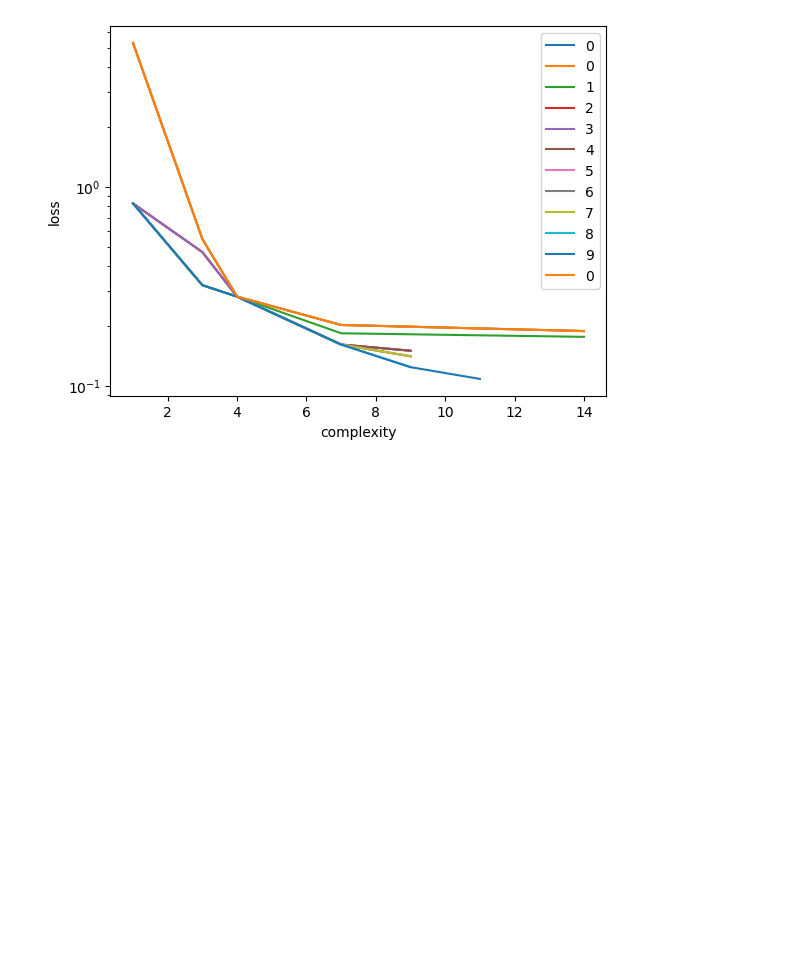
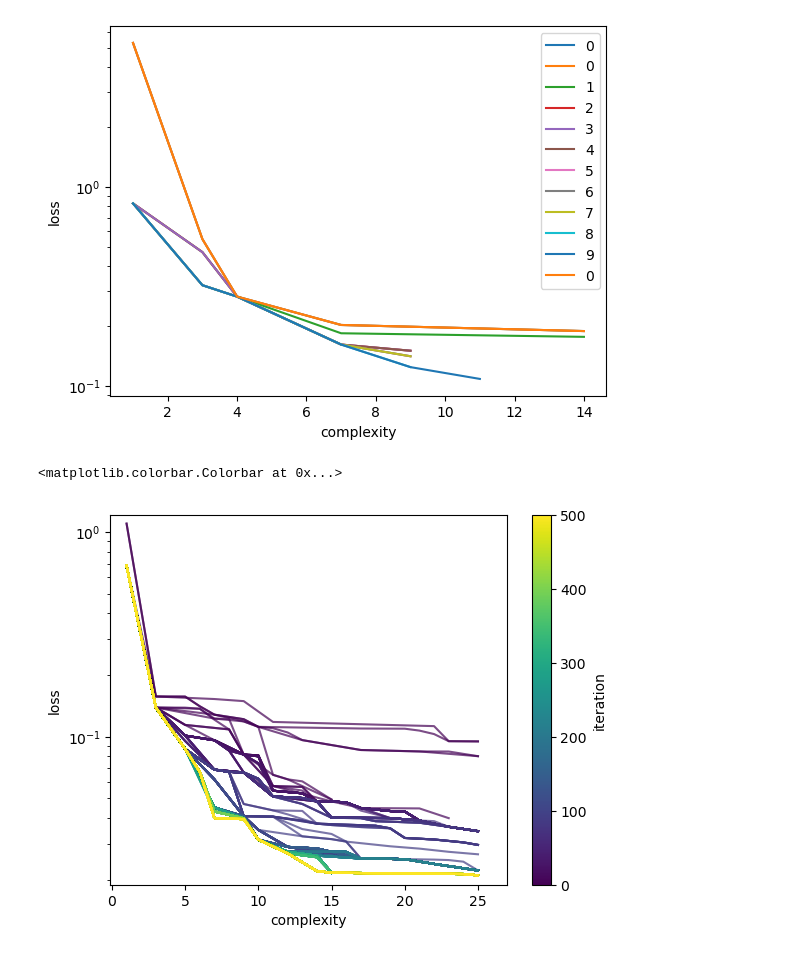
Before and after one commit to ZehaoJin/Ultimate_black_hole_mass_scaling_relations_Symbolic_Regression, a Jupyter notebook: Blackhole_properties/Ultimate_paper/temp_test_1124.ipynb, the cells around one changed output. Cells and saved outputs as stored; diff of their text form; code cells hidden in the pictures; blank space fills up the shorter version.

```diff
--- a/Blackhole_properties/Ultimate_paper/temp_test_1124.ipynb
+++ b/Blackhole_properties/Ultimate_paper/temp_test_1124.ipynb
@@ -292,3 +266,35 @@ HTML(anim.to_html5_video())
 # %% [output]
 [interactive output not drawn]
 [figure]
+# %%
+import matplotlib.animation as animation
+from matplotlib.animation import FuncAnimation
+import matplotlib.pyplot as plt
+from IPython.display import HTML
+
+t=pd.read_csv('/data/zj448/SR/Ultimate_paper/pareto_archive/pareto.csv')
+
+evolution=1
+
+t=t[t['evolutions']==evolution]
+niterations=t['iterations'].max()+1
+#niterations=10
+# %%
+# plot the pareto front for each iteration
+fig, ax = plt.subplots()
+ax.set_xlabel('complexity')
+ax.set_ylabel('loss')
+ax.set_yscale('log')
+ax.set_xlim(-0.1,27)
+ax.set_ylim(t['loss'].min()*0.9,t['loss'].max()*1.1)
+
+colors = plt.cm.viridis(np.linspace(0,1,niterations))
+
+for i in range(niterations):
+    t_i=t[t['iterations']==i]
+    ax.plot(t_i['complexity'],t_i['loss'],color=colors[i],alpha=0.7)
+
+plt.colorbar(plt.cm.ScalarMappable(norm=plt.Normalize(vmin=0, vmax=niterations), cmap='viridis'), ax=ax, label='iteration')
+# %% [output]
+<matplotlib.colorbar.Colorbar at 0x...>
+[figure, added]
```
Also changed, not shown: parts of 7 cells of this notebook, 5 other files.
